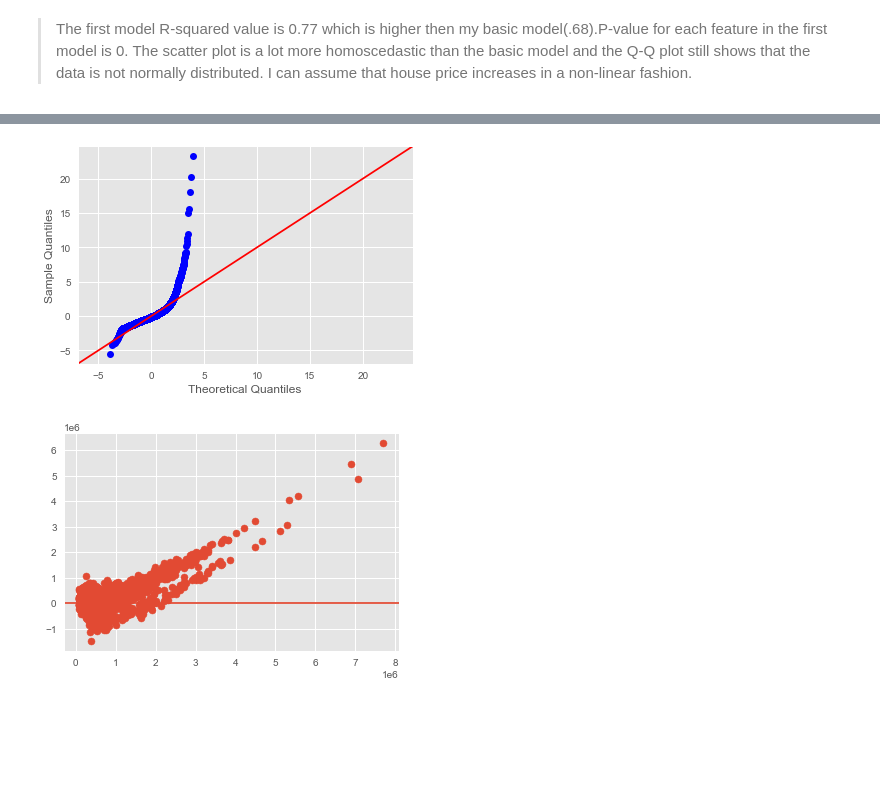
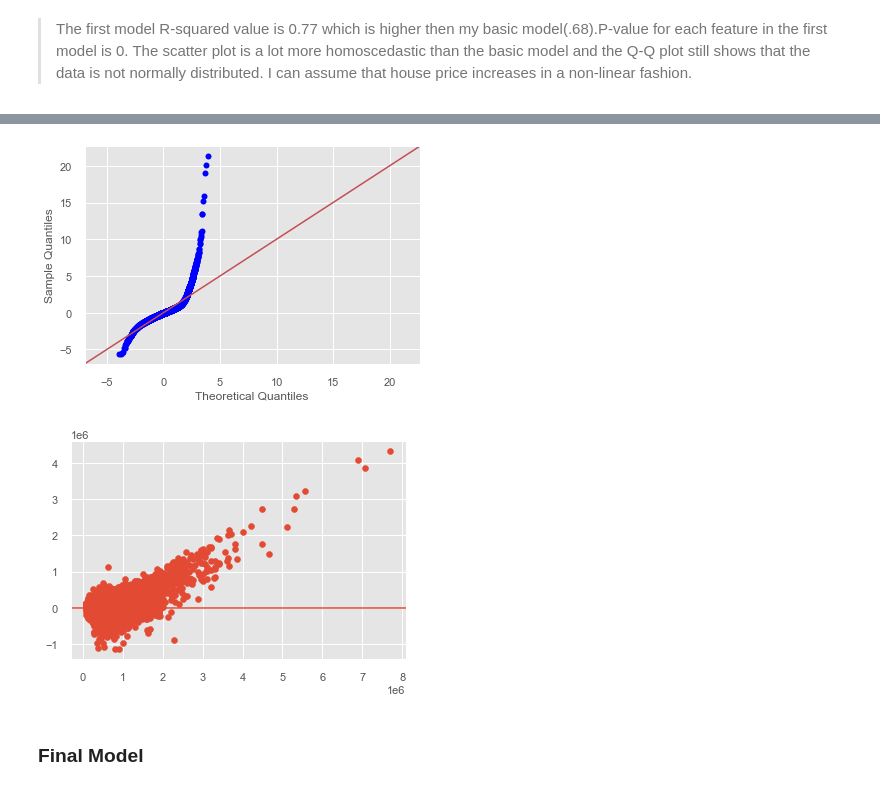
Before and after one commit to gt1719/kc_house_data_analysis-, a Jupyter notebook: kc_house_data_analysis .ipynb, the cells around one changed output, grey strips where cells are left out. Saved outputs shown, nothing was run; the diff lists cells and outputs as text; code cells hidden in the pictures; blank space fills up the shorter version.

Commit message:
deleted unnecessary file, updated notebook, add image

```diff
--- a/kc_house_data_analysis .ipynb
+++ b/kc_house_data_analysis .ipynb
@@ -526,0 +693,4 @@ y = kc_df_preprocessed['price']
+# %%
+# One hot encoding categorical variables
+kc_df_dummies = pd.get_dummies(kc_df_preprocessed, columns=['waterfront'], drop_first=True)
+kc_df_dummies.head()
@@ -527,3 +704,6 @@ y = kc_df_preprocessed['price']
+# %%
+# creating first model dataframe
+X = kc_df_dummies.drop('price', axis=1)
 # %%
 model1 = sm.OLS(y, X).fit()
 # %%
@@ -565,2 +759,5 @@ plt.axhline(0);
 # %% [markdown]
 > The first model R-squared value is 0.77 which is higher then my basic model(.68).P-value for each feature in the first model is 0. The scatter plot is a lot more homoscedastic than the basic model and the Q-Q plot still shows that the data is not normally distributed.  I can assume that house price increases in a non-linear fashion.
+# %%
+# drop high P-value column
+X.drop(['sqft_lot', 'floors'], axis=1, inplace = True)
@@ -567,5 +768,6 @@ plt.axhline(0);
 # %%
 # adding a constant Allowing the slope to move along the y axis
-X['constant'] = 1
-X
+predictors = sm.add_constant(X)
+const_model = sm.OLS(y, predictors).fit()
+const_model.summary()
 # %% [output]
@@ -612,12 +808,14 @@ Notes:
 # %%
-sm.graphics.qqplot(X_model_const.resid, line='45',fit=True);
+sm.graphics.qqplot(const_model.resid, line='45',fit=True);
 # %% [output]
-[figure, old version]
+[figure, new version]
 # %%
-plt.scatter(y, X_model_const.resid)
+plt.scatter(y, const_model.resid)
 plt.axhline(0);
 # %% [output]
-[figure, old version]
+[figure, new version]
+# %% [markdown]
+### Final Model
 # %%
 # not normally distributed
 sns.histplot(y, kde=True);
```
Also changed, not shown: parts of 104 cells of this notebook, 4 other files.
